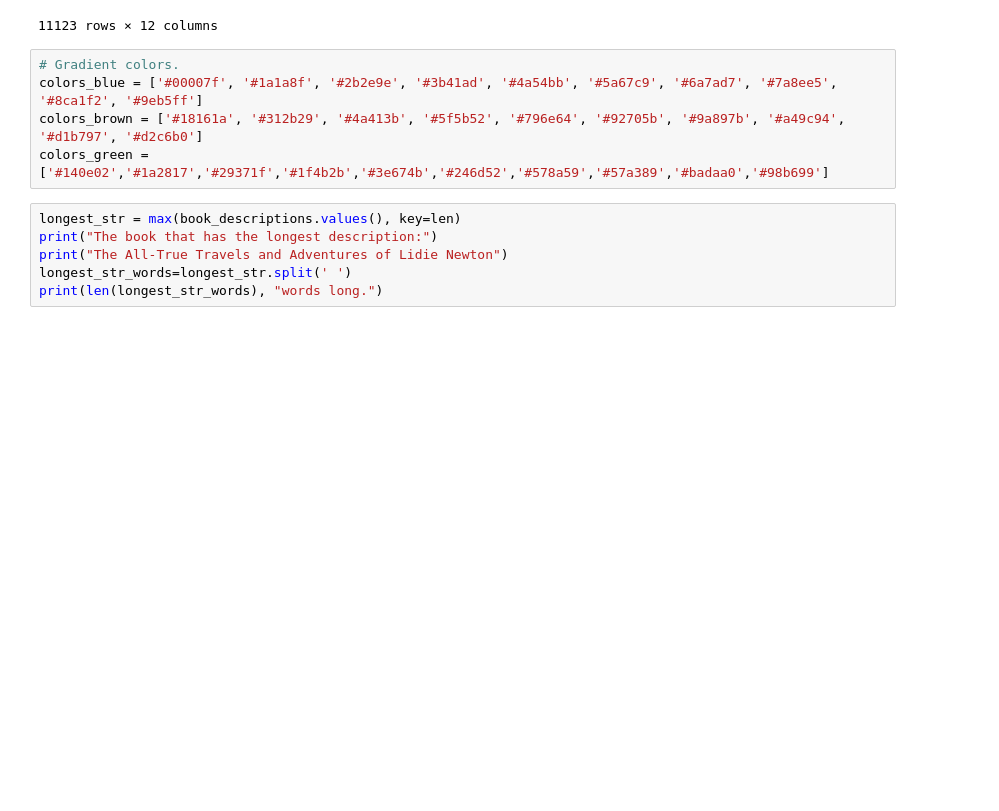
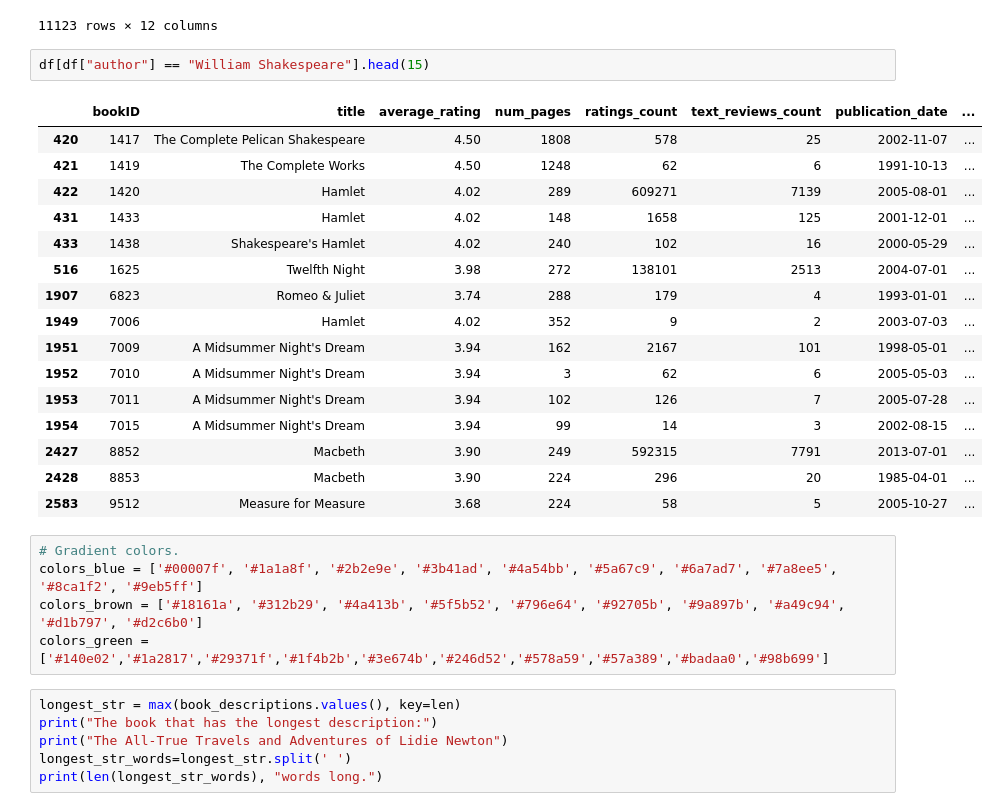
Before and after one commit to berkayersoy/Project6_Books, a Jupyter notebook: books_project.ipynb, the cells around one changed output. Drawn from its saved outputs; the diff is of its cells as text; blank space fills up the shorter version.

```diff
--- a/books_project.ipynb
+++ b/books_project.ipynb
@@ -418,6 +433,25 @@ df
 | 11125 | 45639 | Poor People | 3.72 | 434 | 769 | 139 | 2007-02-27 | ... |
 | 11126 | 45641 | Las aventuras de Tom Sawyer | 3.91 | 272 | 113 | 12 | 2006-05-28 | ... |
 11123 rows × 12 columns
+# %%
+df[df["author"] == "William Shakespeare"].head(15)
+# %% [output]
+|  | bookID | title | average_rating | num_pages | ratings_count | text_reviews_count | publication_date | ... |
+| 420 | 1417 | The Complete Pelican Shakespeare | 4.50 | 1808 | 578 | 25 | 2002-11-07 | ... |
+| 421 | 1419 | The Complete Works | 4.50 | 1248 | 62 | 6 | 1991-10-13 | ... |
+| 422 | 1420 | Hamlet | 4.02 | 289 | 609271 | 7139 | 2005-08-01 | ... |
+| 431 | 1433 | Hamlet | 4.02 | 148 | 1658 | 125 | 2001-12-01 | ... |
+| 433 | 1438 | Shakespeare's Hamlet | 4.02 | 240 | 102 | 16 | 2000-05-29 | ... |
+| 516 | 1625 | Twelfth Night | 3.98 | 272 | 138101 | 2513 | 2004-07-01 | ... |
+| 1907 | 6823 | Romeo & Juliet | 3.74 | 288 | 179 | 4 | 1993-01-01 | ... |
+| 1949 | 7006 | Hamlet | 4.02 | 352 | 9 | 2 | 2003-07-03 | ... |
+| 1951 | 7009 | A Midsummer Night's Dream | 3.94 | 162 | 2167 | 101 | 1998-05-01 | ... |
+| 1952 | 7010 | A Midsummer Night's Dream | 3.94 | 3 | 62 | 6 | 2005-05-03 | ... |
+| 1953 | 7011 | A Midsummer Night's Dream | 3.94 | 102 | 126 | 7 | 2005-07-28 | ... |
+| 1954 | 7015 | A Midsummer Night's Dream | 3.94 | 99 | 14 | 3 | 2002-08-15 | ... |
+| 2427 | 8852 | Macbeth | 3.90 | 249 | 592315 | 7791 | 2013-07-01 | ... |
+| 2428 | 8853 | Macbeth | 3.90 | 224 | 296 | 20 | 1985-04-01 | ... |
+| 2583 | 9512 | Measure for Measure | 3.68 | 224 | 58 | 5 | 2005-10-27 | ... |
 # %%
 # Gradient colors.
 colors_blue = ['#00007f', '#1a1a8f', '#2b2e9e', '#3b41ad', '#4a54bb', '#5a67c9', '#6a7ad7', '#7a8ee5', '#8ca1f2', '#9eb5ff']
```
Also changed, not shown: parts of 13 cells of this notebook, 2 other files.
